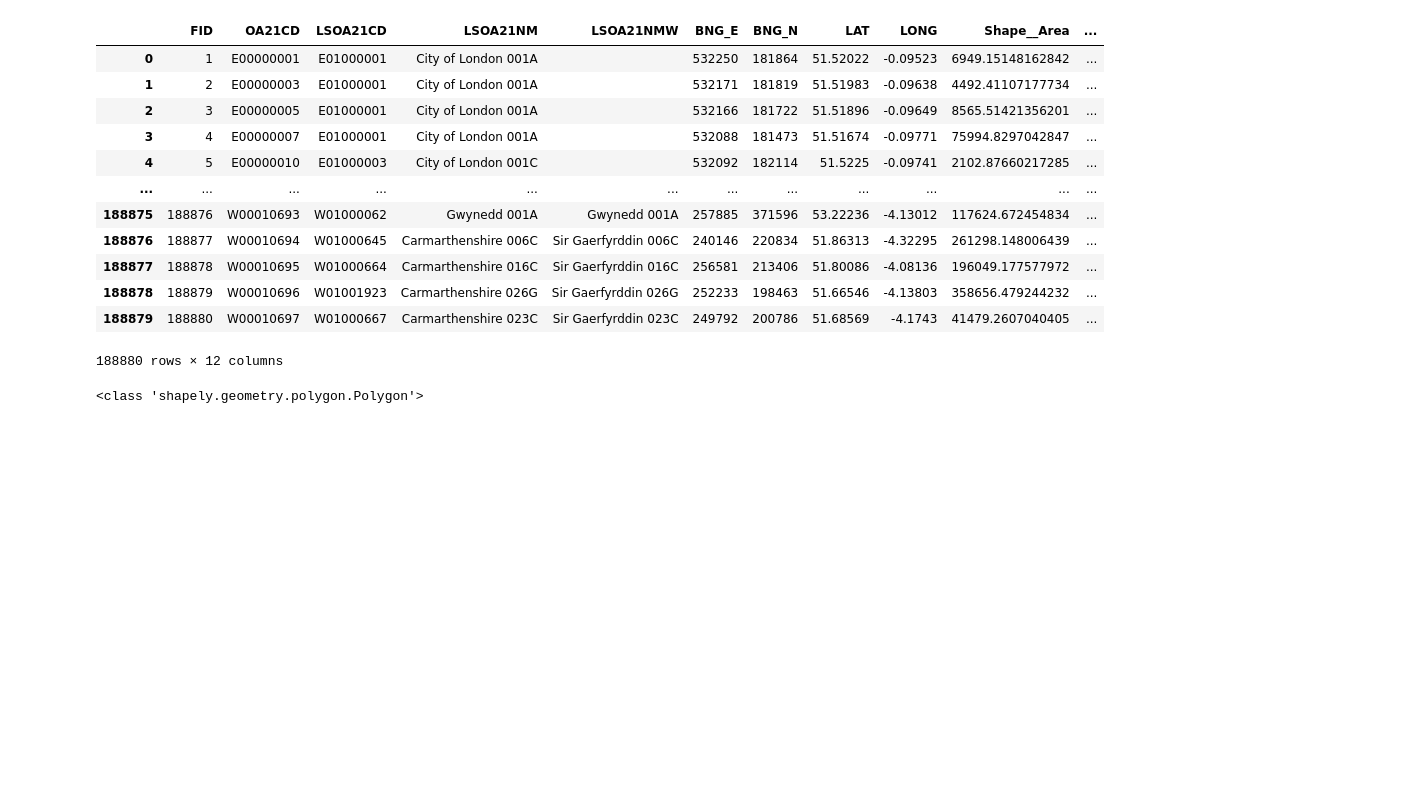
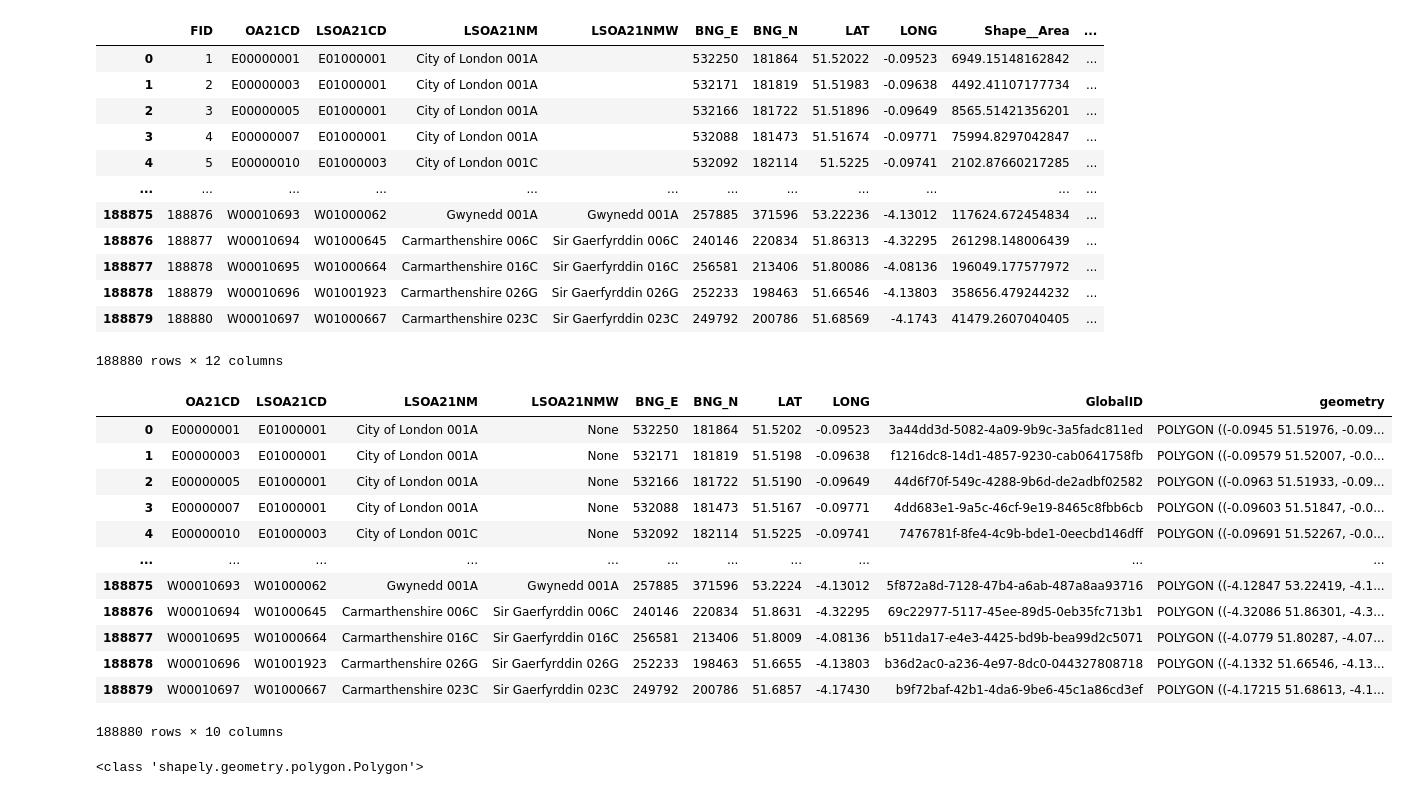
Before and after one commit to Navaneeth2906/nm803_ads_2024, a Jupyter notebook: ads_course_assessment.ipynb, the cells around one changed output. Saved outputs shown, nothing was run; the diff lists cells and outputs as text; code cells hidden in the pictures; blank space fills up the shorter version.

```diff
--- a/ads_course_assessment.ipynb
+++ b/ads_course_assessment.ipynb
@@ -492,6 +492,27 @@ gdf
 | 188878 | 188879 | W00010696 | W01001923 | Carmarthenshire 026G | Sir Gaerfyrddin 026G | 252233 | 198463 | 51.66546 | -4.13803 | 358656.479244232 | ... |
 | 188879 | 188880 | W00010697 | W01000667 | Carmarthenshire 023C | Sir Gaerfyrddin 023C | 249792 | 200786 | 51.68569 | -4.1743 | 41479.2607040405 | ... |
 188880 rows × 12 columns
+# %%
+t = gpd.read_file('/content/OA_2021_EW_BGC_V2.dbf')
+if t.crs is None or t.crs != 'EPSG:27700':
+    t.set_crs(epsg=27700, inplace=True)
+t = t.to_crs(epsg=4326)
+# %%
+t
+# %% [output]
+|  | OA21CD | LSOA21CD | LSOA21NM | LSOA21NMW | BNG_E | BNG_N | LAT | LONG | GlobalID | geometry |
+| 0 | E00000001 | E01000001 | City of London 001A | None | 532250 | 181864 | 51.5202 | -0.09523 | 3a44dd3d-5082-4a09-9b9c-3a5fadc811ed | POLYGON ((-0.0945 51.51976, -0.09... |
+| 1 | E00000003 | E01000001 | City of London 001A | None | 532171 | 181819 | 51.5198 | -0.09638 | f1216dc8-14d1-4857-9230-cab0641758fb | POLYGON ((-0.09579 51.52007, -0.0... |
+| 2 | E00000005 | E01000001 | City of London 001A | None | 532166 | 181722 | 51.5190 | -0.09649 | 44d6f70f-549c-4288-9b6d-de2adbf02582 | POLYGON ((-0.0963 51.51933, -0.09... |
+| 3 | E00000007 | E01000001 | City of London 001A | None | 532088 | 181473 | 51.5167 | -0.09771 | 4dd683e1-9a5c-46cf-9e19-8465c8fbb6cb | POLYGON ((-0.09603 51.51847, -0.0... |
+| 4 | E00000010 | E01000003 | City of London 001C | None | 532092 | 182114 | 51.5225 | -0.09741 | 7476781f-8fe4-4c9b-bde1-0eecbd146dff | POLYGON ((-0.09691 51.52267, -0.0... |
+| ... | ... | ... | ... | ... | ... | ... | ... | ... | ... | ... |
+| 188875 | W00010693 | W01000062 | Gwynedd 001A | Gwynedd 001A | 257885 | 371596 | 53.2224 | -4.13012 | 5f872a8d-7128-47b4-a6ab-487a8aa93716 | POLYGON ((-4.12847 53.22419, -4.1... |
+| 188876 | W00010694 | W01000645 | Carmarthenshire 006C | Sir Gaerfyrddin 006C | 240146 | 220834 | 51.8631 | -4.32295 | 69c22977-5117-45ee-89d5-0eb35fc713b1 | POLYGON ((-4.32086 51.86301, -4.3... |
+| 188877 | W00010695 | W01000664 | Carmarthenshire 016C | Sir Gaerfyrddin 016C | 256581 | 213406 | 51.8009 | -4.08136 | b511da17-e4e3-4425-bd9b-bea99d2c5071 | POLYGON ((-4.0779 51.80287, -4.07... |
+| 188878 | W00010696 | W01001923 | Carmarthenshire 026G | Sir Gaerfyrddin 026G | 252233 | 198463 | 51.6655 | -4.13803 | b36d2ac0-a236-4e97-8dc0-044327808718 | POLYGON ((-4.1332 51.66546, -4.13... |
+| 188879 | W00010697 | W01000667 | Carmarthenshire 023C | Sir Gaerfyrddin 023C | 249792 | 200786 | 51.6857 | -4.17430 | b9f72baf-42b1-4da6-9be6-45c1a86cd3ef | POLYGON ((-4.17215 51.68613, -4.1... |
+188880 rows × 10 columns
 # %%
 polygon = gpd.read_file('/content/OA_2021_EW_BGC_V2.shp')
 print(type(polygon.iloc[0]['geometry']))
```
Also changed, not shown: parts of 11 cells of this notebook.
